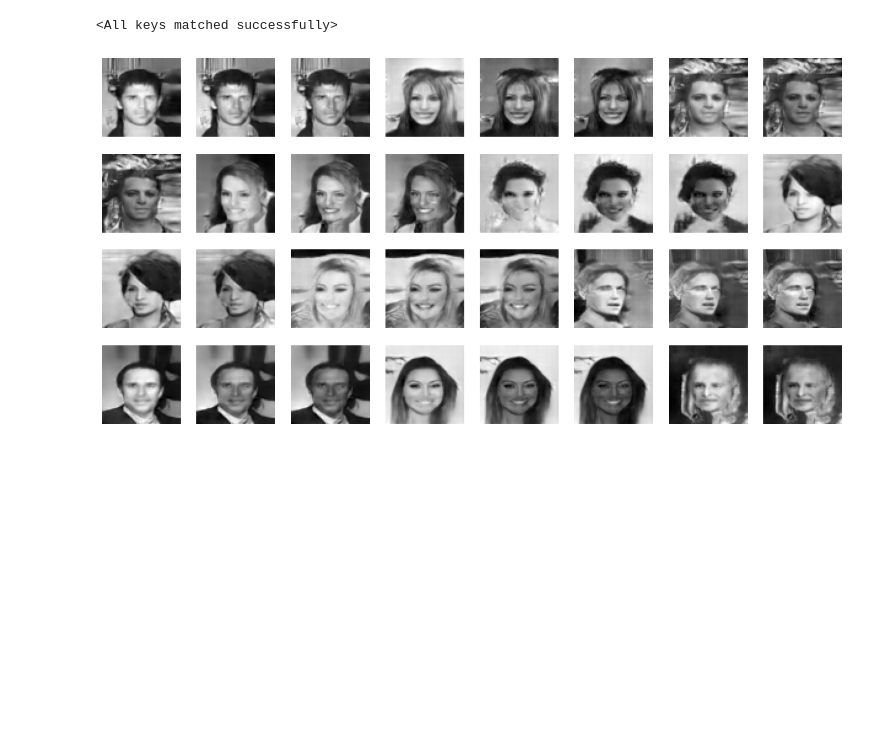
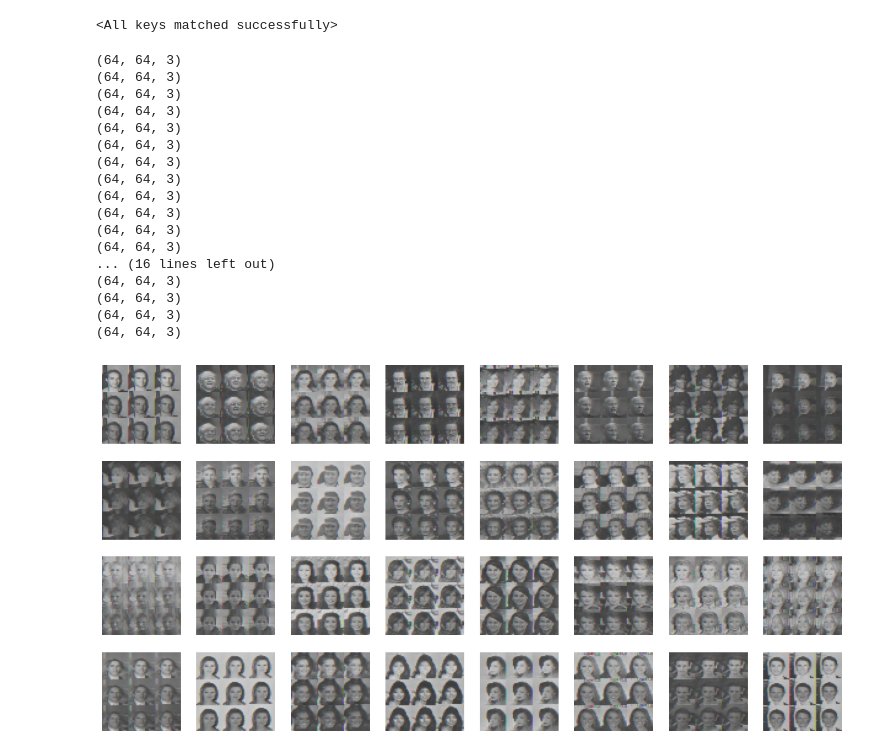
Before and after one commit to Vishwa2684/DCGAN, a Jupyter notebook: eval.ipynb, the cells around one changed output. Saved outputs shown, nothing was run; the diff lists cells and outputs as text; code cells hidden in the pictures; blank space fills up the shorter version.

Commit message:
Showing features of generated images

```diff
--- a/eval.ipynb
+++ b/eval.ipynb
@@ -62,32 +62,50 @@ new_generated_celebs = new_generated_celebs.cpu().detach().numpy()
 # %%
 import matplotlib.pyplot as plt
 
 try:
     # Normalize the generated images from [-1, 1] to [0, 1]
-    # generated_imgs_cpu = (new_generated_celebs + 1) / 2.0
+    generated_imgs_cpu = (new_generated_celebs + 1) / 2.0
 
     # Reshape to (batch_size, height, width, channels) assuming RGB images
-    generated_imgs_cpu = generated_imgs_cpu.reshape(-1, 64, 64)
+    generated_imgs_cpu = generated_imgs_cpu.reshape(-1, 64, 64,3)
 
     # Set the number of images you want to display
     num_images = 32
 
     # Create a grid of 4x8 for 32 images
     fig, axs = plt.subplots(4, 8, figsize=(16, 8))
 
     # Plot each image
     for i in range(4):
         for j in range(8):
             index = i * 8 + j
             if index < num_images:
+                print(generated_imgs_cpu[index].shape)
                 axs[i, j].imshow(generated_imgs_cpu[index],cmap='gray')
                 axs[i, j].axis('off')  # Turn off axis for a cleaner look
 
     # Display the grid of images
-    plt.savefig('./output/out.png')
+    # plt.savefig('./output/out.png')
     plt.show()
 
 except Exception as e:
     print(e)
 # %% [output]
+(64, 64, 3)
+(64, 64, 3)
+(64, 64, 3)
+(64, 64, 3)
+(64, 64, 3)
+(64, 64, 3)
+(64, 64, 3)
+(64, 64, 3)
+(64, 64, 3)
+(64, 64, 3)
+(64, 64, 3)
+(64, 64, 3)
+... (16 lines left out)
+(64, 64, 3)
+(64, 64, 3)
+(64, 64, 3)
+(64, 64, 3)
-[figure, old version]
+[figure, new version]
```
Also changed, not shown: parts of 1 cell of this notebook.
